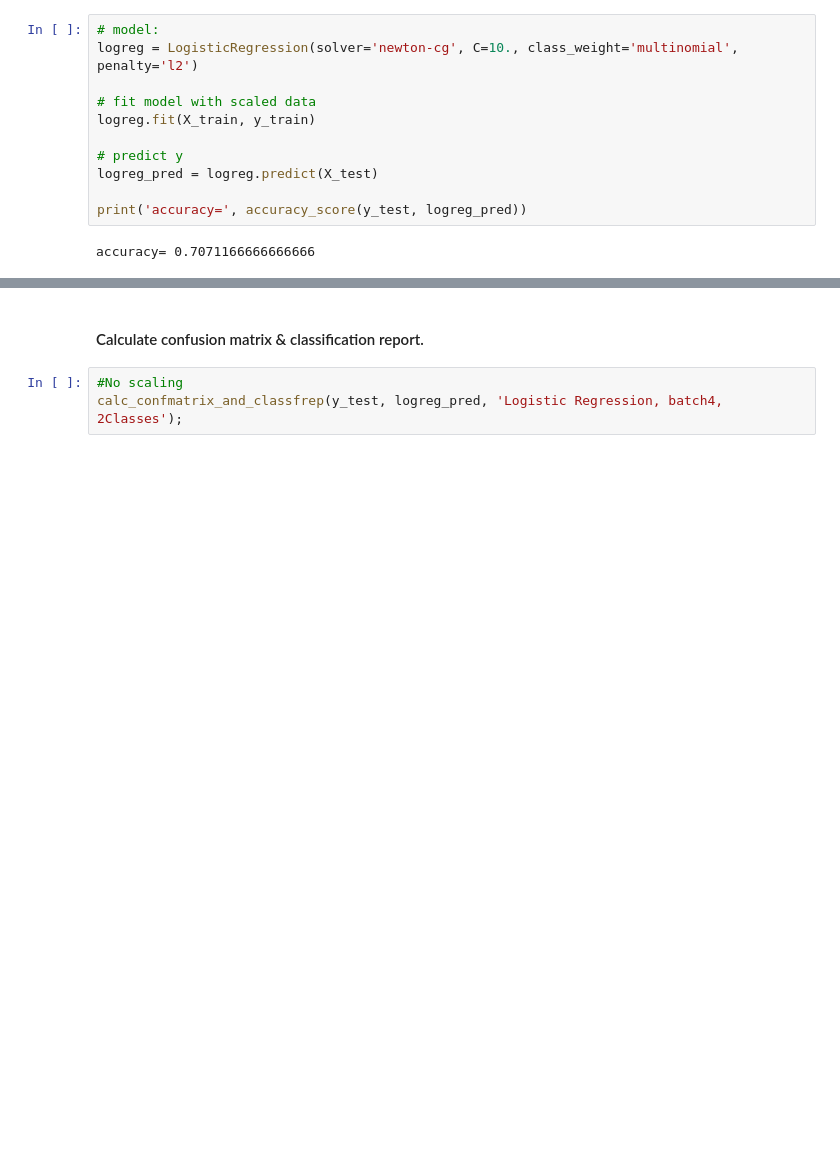
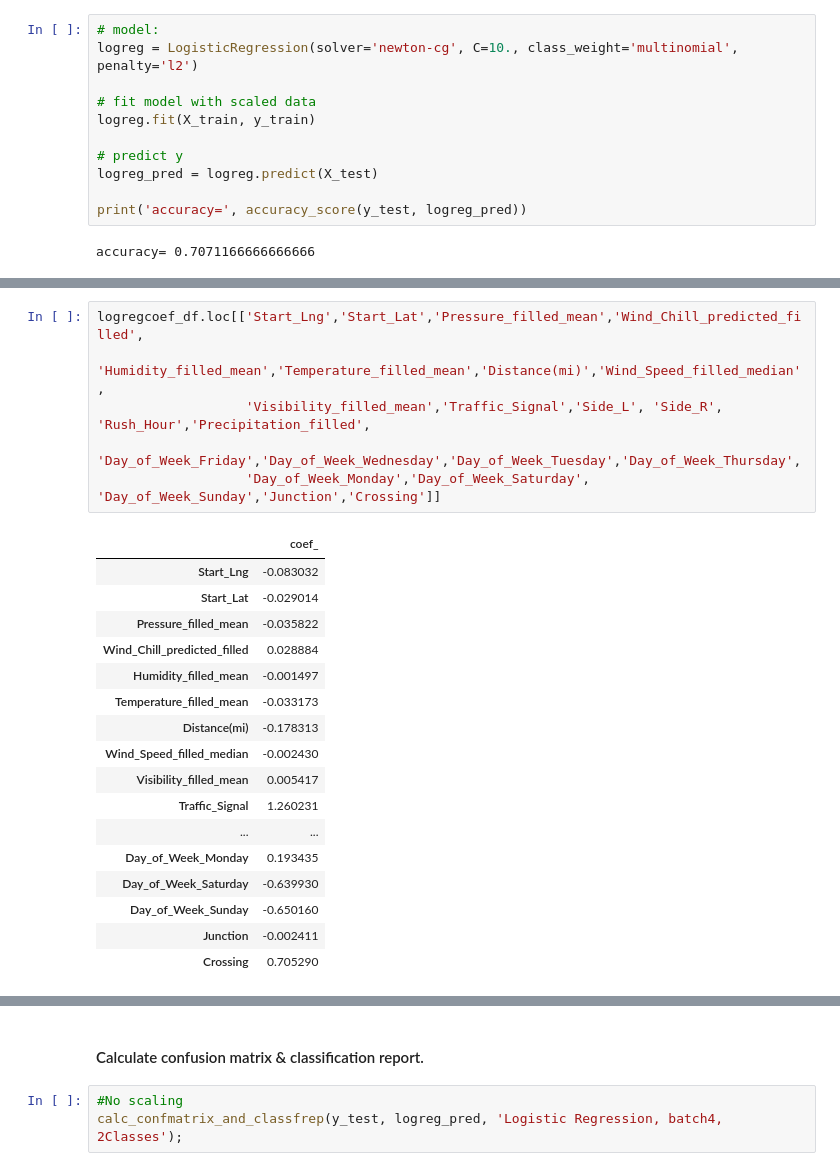
Before and after one commit to ssatti0/US_Traffic_Accidents, a Jupyter notebook: US_Accidents_Modeling_and_InDepth_Analysis.ipynb, the cells around one changed output, grey strips where cells are left out. Saved outputs shown, nothing was run; the diff lists cells and outputs as text; blank space fills up the shorter version.

```diff
--- a/US_Accidents_Modeling_and_InDepth_Analysis.ipynb
+++ b/US_Accidents_Modeling_and_InDepth_Analysis.ipynb
@@ -506,0 +536,24 @@ accuracy= 0.7071166666666666
+# %%
+logregcoef_df.loc[['Start_Lng','Start_Lat','Pressure_filled_mean','Wind_Chill_predicted_filled',
+                   'Humidity_filled_mean','Temperature_filled_mean','Distance(mi)','Wind_Speed_filled_median',
+                   'Visibility_filled_mean','Traffic_Signal','Side_L', 'Side_R',  'Rush_Hour','Precipitation_filled',
+                   'Day_of_Week_Friday','Day_of_Week_Wednesday','Day_of_Week_Tuesday','Day_of_Week_Thursday',
+                   'Day_of_Week_Monday','Day_of_Week_Saturday', 'Day_of_Week_Sunday','Junction','Crossing']]
+# %% [output]
+|  | coef_ |
+| Start_Lng | -0.083032 |
+| Start_Lat | -0.029014 |
+| Pressure_filled_mean | -0.035822 |
+| Wind_Chill_predicted_filled | 0.028884 |
+| Humidity_filled_mean | -0.001497 |
+| Temperature_filled_mean | -0.033173 |
+| Distance(mi) | -0.178313 |
+| Wind_Speed_filled_median | -0.002430 |
+| Visibility_filled_mean | 0.005417 |
+| Traffic_Signal | 1.260231 |
+| ... | ... |
+| Day_of_Week_Monday | 0.193435 |
+| Day_of_Week_Saturday | -0.639930 |
+| Day_of_Week_Sunday | -0.650160 |
+| Junction | -0.002411 |
+| Crossing | 0.705290 |
```
Also changed, not shown: parts of 8 cells of this notebook.
